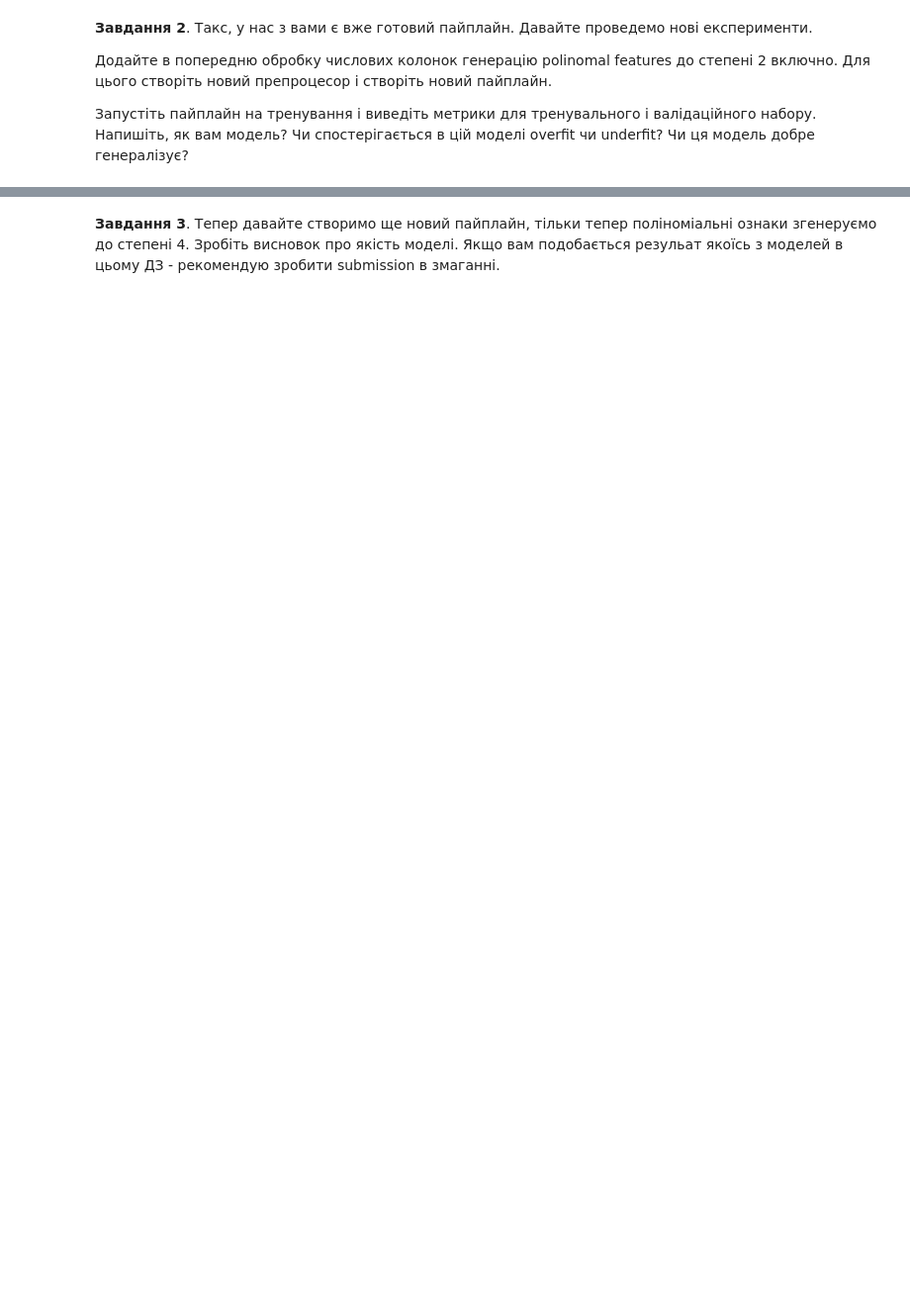
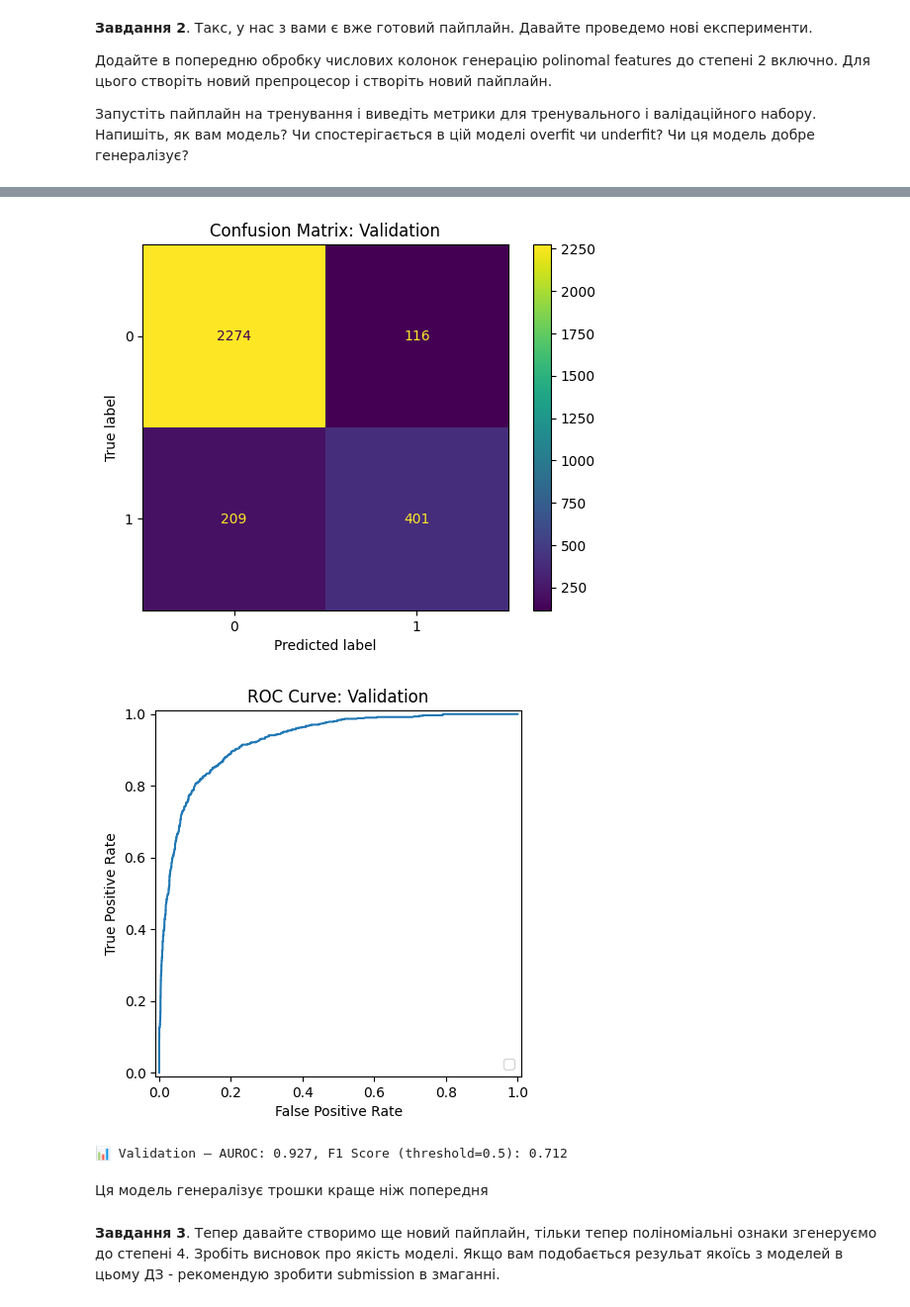
Before and after one commit to o-semenkova/ml_home_tasks, a Jupyter notebook: HW_2_2_Поліноміальні_ознаки_Pipelines.ipynb, the cells around one changed output, grey strips where cells are left out. Shown: that part at 99% size. Saved outputs shown, nothing was run; the diff lists cells and outputs as text; code cells hidden in the pictures; blank space fills up the shorter version.

```diff
--- a/HW_2_2_Поліноміальні_ознаки_Pipelines.ipynb
+++ b/HW_2_2_Поліноміальні_ознаки_Pipelines.ipynb
@@ -99,2 +190,10 @@ joblib.dump(...)
+# %%
+evaluate_model(pipeline_poly, val_df, 'Validation')
+# %% [output]
+[figure, added]
+[figure, added]
+📊 Validation — AUROC: 0.927, F1 Score (threshold=0.5): 0.712
+# %% [markdown]
+Ця модель генералізує трошки краще ніж попередня
 # %% [markdown]
 **Завдання 3**. Тепер давайте створимо ще новий пайплайн, тільки тепер поліноміальні ознаки згенеруємо до степені 4. Зробіть висновок про якість моделі. Якщо вам подобається резульат якоїсь з моделей в цьому ДЗ - рекомендую зробити submission в змаганні.
```
Also changed, not shown: parts of 24 cells of this notebook.
